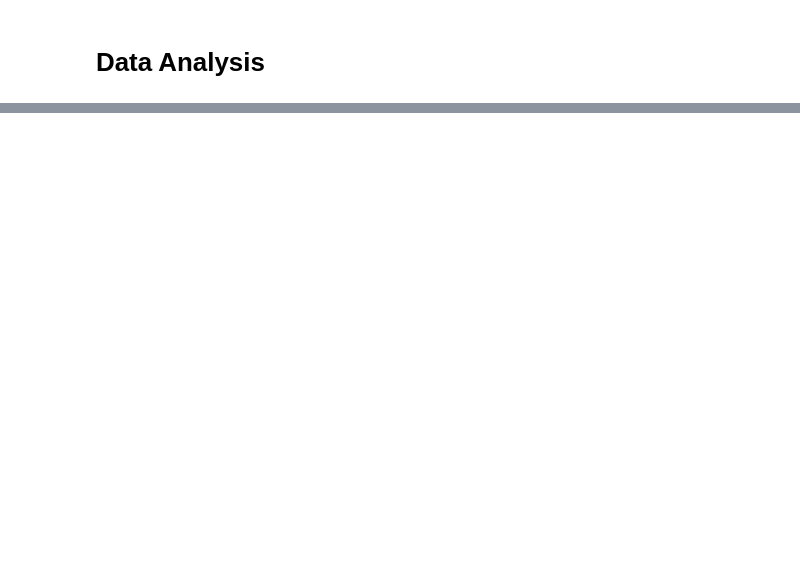
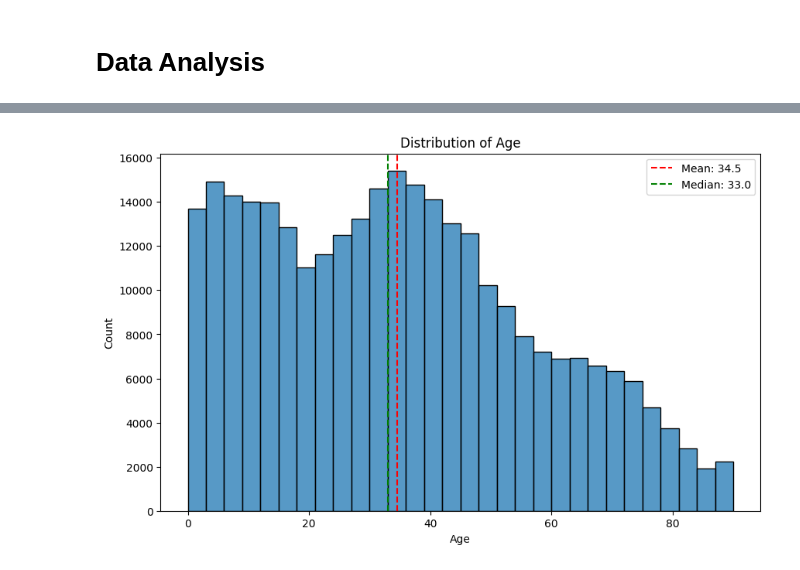
Before and after one commit to poka93/dataiku-amine-biad, a Jupyter notebook: notebooks/data_analysis.ipynb, the cells around one changed output, grey strips where cells are left out. Saved outputs shown, nothing was run; the diff lists cells and outputs as text; code cells hidden in the pictures; blank space fills up the shorter version.

```diff
--- a/notebooks/data_analysis.ipynb
+++ b/notebooks/data_analysis.ipynb
@@ -5,6 +5,8 @@ import pandas as pd
 import numpy as np
 import matplotlib.pyplot as plt
 import seaborn as sns
+from scipy.stats import chi2_contingency
+
 
 # Config pandas
 pd.set_option('display.max_columns', None)
@@ -54,7 +56,16 @@ columns = [
     'income'
 ]
 
-df = pd.read_csv('../data/census_income_learn.csv', names=columns)
+# Read both train and test datasets
+df_train = pd.read_csv('../data/census_income_learn.csv', names=columns)
+df_test = pd.read_csv('../data/census_income_test.csv', names=columns)
+
+# Add dataset flag
+df_train['is_train'] = 1
+df_test['is_train'] = 0
+
+# Concatenate the datasets
+df = pd.concat([df_train, df_test], axis=0, ignore_index=True)
 df.head()
 # %% [output]
 |  | age | class of worker | detailed industry recode | detailed occupation recode | education | wage per hour | ... |
@@ -65,0 +81,10 @@ df.head()
+# %%
+# Trim whitespace from all object columns
+for col in df.select_dtypes(include=['object']):
+    df[col] = df[col].str.strip()
+
+# Standardize missing value placeholders
+df.replace(['Not in universe', 'Not in universe or children', '?'], np.nan, inplace=True)
+
+# Clean and binarize the income column
+df['income'] = df['income'].replace({'50000+.': 1, '- 50000.': 0})
@@ -65,0 +126,13 @@ df.head()
+# %%
+# Create distribution plot of age
+plt.figure(figsize=(10, 6))
+sns.histplot(data=df, x='age', bins=30)
+plt.axvline(df['age'].mean(), color='red', linestyle='--', label=f'Mean: {df["age"].mean():.1f}')
+plt.axvline(df['age'].median(), color='green', linestyle='--', label=f'Median: {df["age"].median():.1f}')
+plt.title('Distribution of Age')
+plt.xlabel('Age')
+plt.ylabel('Count')
+plt.legend()
+plt.show()
+# %% [output]
+[figure, added]
```
Also changed, not shown: parts of 31 cells of this notebook, 3 other files.
